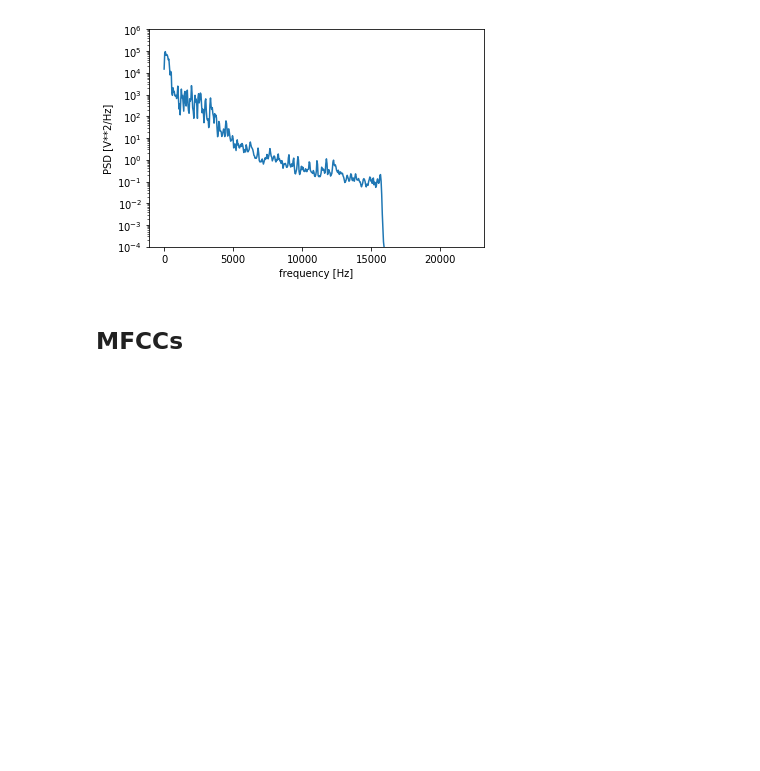
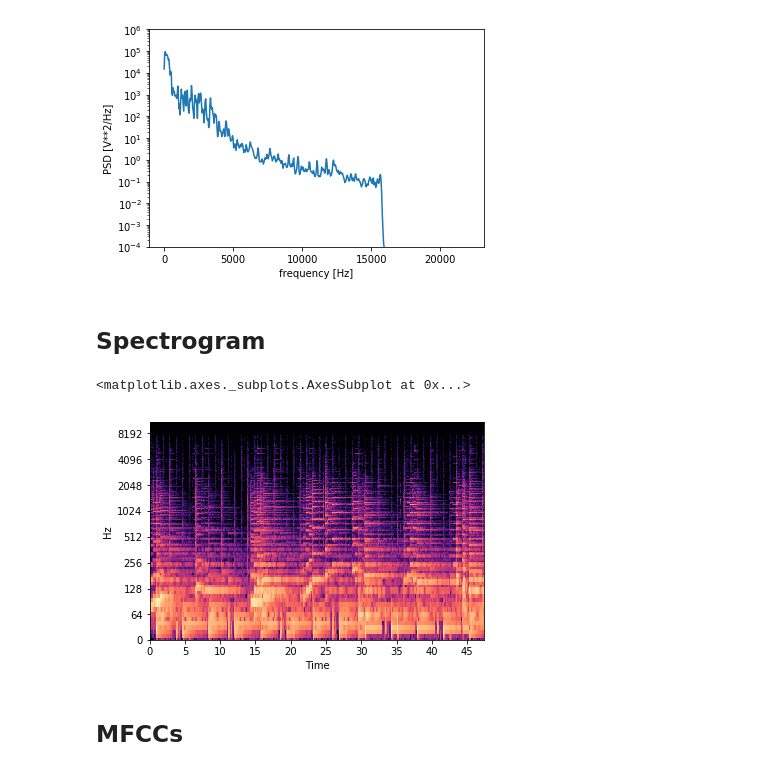
Before and after one commit to pranjal52/audio_features, a Jupyter notebook: notebooks/audio_feature_extraction.ipynb, the cells around one changed output. Cells and saved outputs as stored; diff of their text form; code cells hidden in the pictures; blank space fills up the shorter version.

```diff
--- a/notebooks/audio_feature_extraction.ipynb
+++ b/notebooks/audio_feature_extraction.ipynb
@@ -54,6 +62,20 @@ plt.ylabel('PSD')
 plt.show()
 # %% [output]
 [figure]
+# %% [markdown]
+## Spectrogram
+# %%
+import librosa.display
+from librosa.core.spectrum import stft
+from librosa.core import amplitude_to_db
+
+st = stft(wav_file[0])
+arr = amplitude_to_db(st, ref=np.max)
+
+librosa.display.specshow(arr, y_axis='log', x_axis='time')
+# %% [output]
+<matplotlib.axes._subplots.AxesSubplot at 0x...>
+[figure, added]
 # %% [markdown]
 ## MFCCs
 # %%
```
Also changed, not shown: parts of 2 cells of this notebook.
